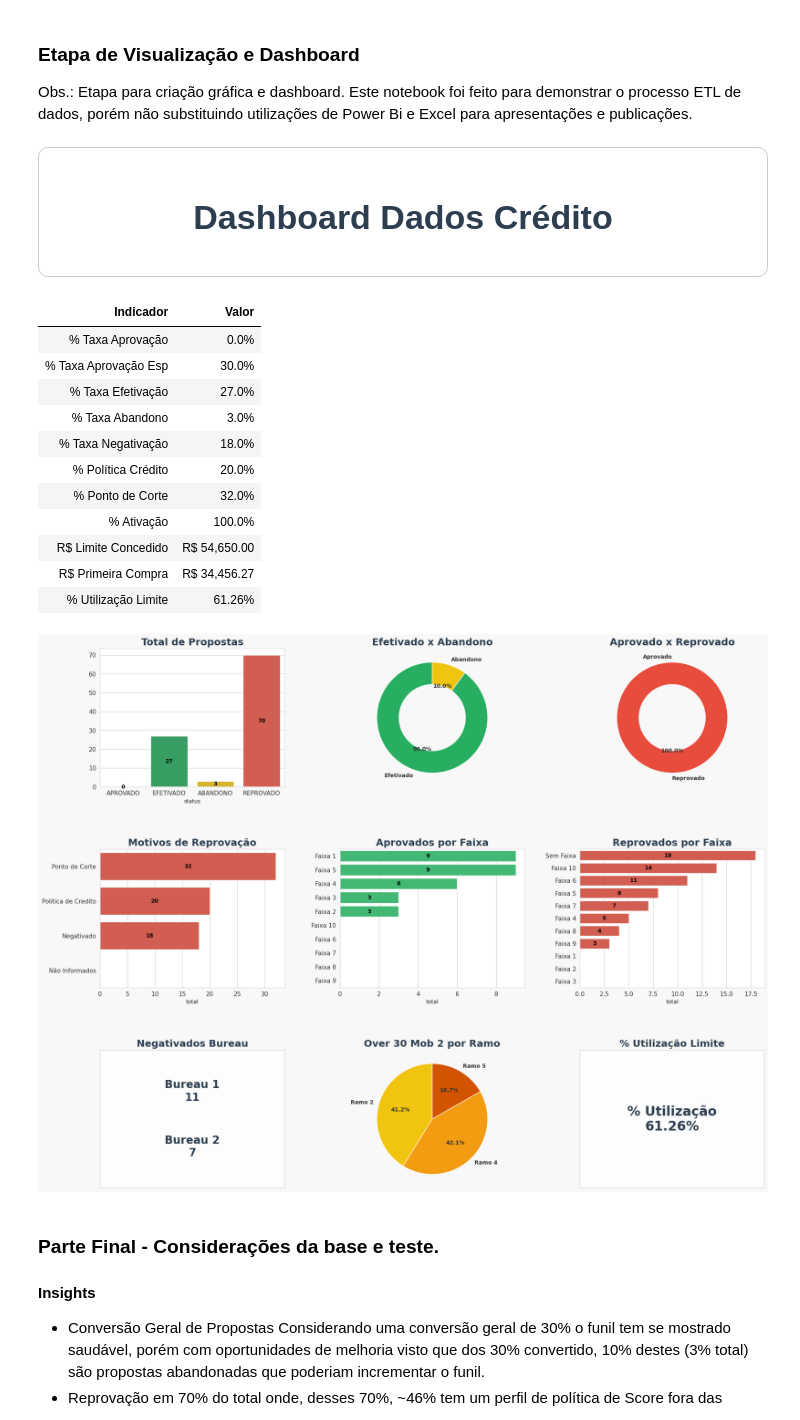
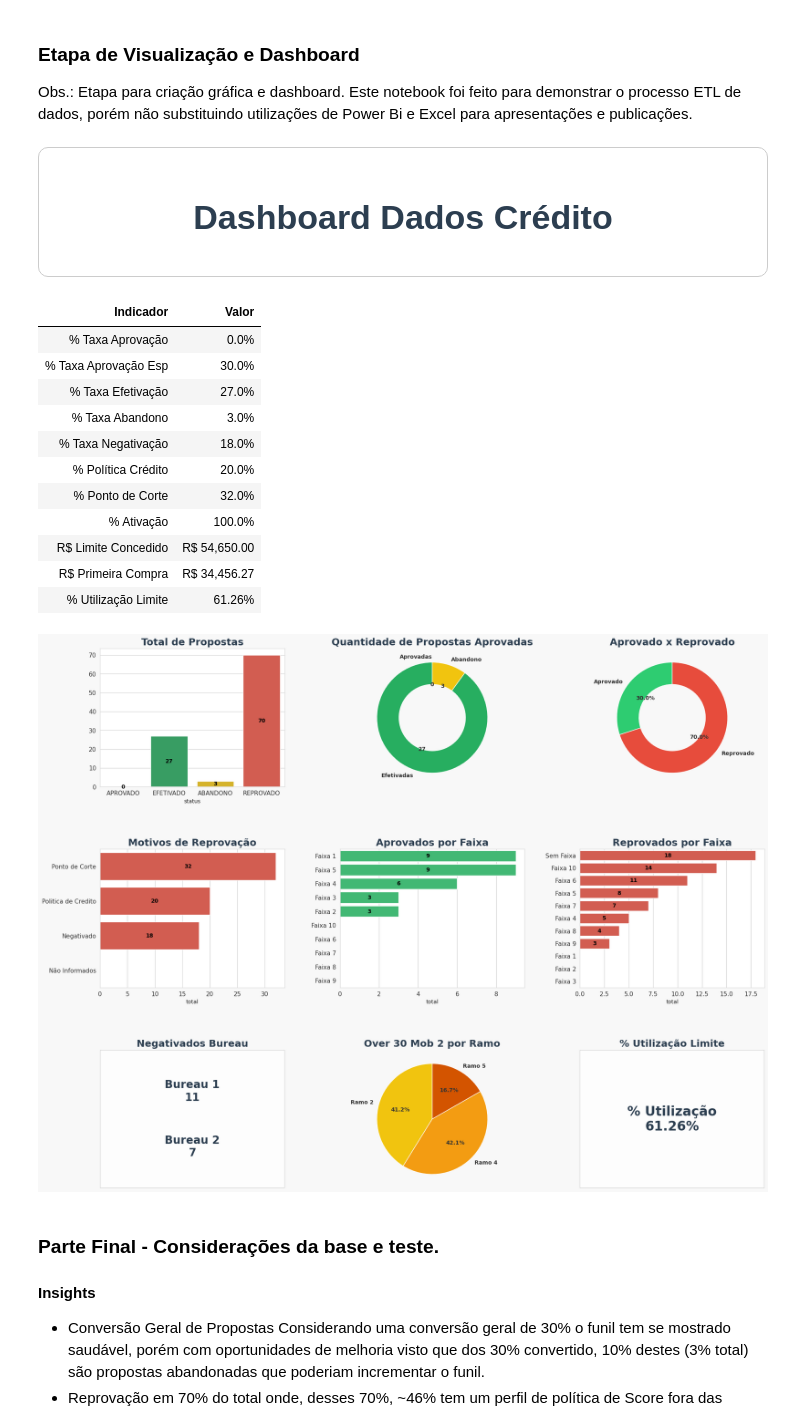
Before and after one commit to wallace91x/projeto_afinz_wallacelsconceicao, a Jupyter notebook: Projeto_AfinZ_WallaceLima.ipynb, the cells around one changed output. Saved outputs shown, nothing was run; the diff lists cells and outputs as text; code cells hidden in the pictures.

```diff
--- a/Projeto_AfinZ_WallaceLima.ipynb
+++ b/Projeto_AfinZ_WallaceLima.ipynb
@@ -1132,7 +1188,7 @@ ramo_sistema  over30_mob2
 
 Obs.: Etapa para criação gráfica e dashboard. Este notebook foi feito para demonstrar o processo ETL de dados, porém não substituindo utilizações de Power Bi e Excel para apresentações e publicações.
 # %%
-# @title
+
 
 import matplotlib.pyplot as plt
 import seaborn as sns
@@ -1240,23 +1296,42 @@ axes[0].set_ylabel("")
 for container in axes[0].containers:
     axes[0].bar_label(container, fmt='%d', label_type='center', fontweight='bold', color='black')
 
-# ===== Efetivado x Abandono =====
-efet = kpi_total_segmentado[kpi_total_segmentado['status']=='EFETIVADO']['total'].sum()
-aband = kpi_total_segmentado[kpi_total_segmentado['status']=='ABANDONO']['total'].sum()
-axes[1].pie([efet, aband], labels=['Efetivado','Abandono'], autopct=lambda p: f'{p:.1f}%' if p > 0 else '',
-            startangle=90, wedgeprops={'width':0.4},
-            colors=[palette_semantica['EFETIVADO'], palette_semantica['ABANDONO']],
-            textprops={'weight':'bold', 'color':'#333'})
-axes[1].set_title("Efetivado x Abandono", fontsize=18, fontweight='bold', color='#2c3e50')
+# ===== Quantidade de Propostas Aprovadas =====
+qtd_aprov = kpi_total_segmentado_aprov[kpi_total_segmentado_aprov['status']=='APROVADO']['total'].sum()
+qtd_efet = kpi_total_segmentado_aprov[kpi_total_segmentado_aprov['status']=='EFETIVADO']['total'].sum()
+qtd_aband = kpi_total_segmentado_aprov[kpi_total_segmentado_aprov['status']=='ABANDONO']['total'].sum()
+
+total = qtd_aprov + qtd_efet + qtd_aband
+
+axes[1].pie(
+    [qtd_aprov, qtd_efet, qtd_aband],
+    labels=['Aprovadas', 'Efetivadas', 'Abandono'],
+    autopct=lambda p: f'{int(round(p/100*total))}',  # Exibir apenas valores absolutos
+    startangle=90,
+    wedgeprops={'width':0.4},
+    colors=['#2ecc71','#27ae60','#f1c40f'],
+    textprops={'weight':'bold', 'color':'#333'}
+)
+
+axes[1].set_title("Quantidade de Propostas Aprovadas", fontsize=18, fontweight='bold', color='#2c3e50')
+
 
 # ===== Aprovado x Reprovado =====
-aprov = kpi_total_segmentado[kpi_total_segmentado['status']=='APROVADO']['total'].sum()
-reprov = kpi_total_segmentado[kpi_total_segmentado['status']=='REPROVADO']['total'].sum()
-axes[2].pie([aprov, reprov], labels=['Aprovado','Reprovado'], autopct=lambda p: f'{p:.1f}%' if p > 0 else '',
-            startangle=90, wedgeprops={'width':0.4},
-            colors=[palette_semantica['APROVADO'], palette_semantica['REPROVADO']],
-            textprops={'weight':'bold', 'color':'#333'})
+aprov = kpi_total_aprovxreprov[kpi_total_aprovxreprov['status']=='APROVADO']['total'].sum()
+reprov = kpi_total_aprovxreprov[kpi_total_aprovxreprov['status']=='REPROVADO']['total'].sum()
+
+axes[2].pie(
+    [aprov, reprov],
+    labels=['Aprovado', 'Reprovado'],
+    autopct=lambda p: f'{p:.1f}%' if p > 0 else '',
+    startangle=90,
+    wedgeprops={'width':0.4},
+    colors=[palette_semantica['APROVADO'], palette_semantica['REPROVADO']],
+    textprops={'weight':'bold', 'color':'#333'}
+)
+
 axes[2].set_title("Aprovado x Reprovado", fontsize=18, fontweight='bold', color='#2c3e50')
+
 
 # ===== Motivos de Reprovação =====
 sns.barplot(data=kpi_reprovadas_motivos.sort_values('total', ascending=False),
@@ -1284,6 +1359,9 @@ for container in axes[5].containers:
     axes[5].bar_label(container, fmt=lambda v: f'{int(v)}' if v>0 else '', label_type='center', fontweight='bold', color='black')
 
 # ===== Cartão Bureau =====
+# Extrair valores da query de negativados por bureau
+valor_b1 = kpi_negativados_bureau.loc[kpi_negativados_bureau['bureau']=='Bureau 1', 'total'].sum()
+valor_b2 = kpi_negativados_bureau.loc[kpi_negativados_bureau['bureau']=='Bureau 2', 'total'].sum()
 axes[6].axis('off')
 axes[6].add_patch(plt.Rectangle((0,0),1,1, fill=True, color='#fdfdfd', ec='#cccccc', lw=1.5))
 axes[6].text(0.5, 0.7, f"Bureau 1\n{valor_b1}", ha='center', va='center', fontsize=20, weight='bold', color='#2c3e50')
@@ -1291,34 +1369,34 @@ axes[6].text(0.5, 0.3, f"Bureau 2\n{valor_b2}", ha='center', va='center', fontsi
 axes[6].set_title("Negativados Bureau", fontsize=18, fontweight='bold', color='#2c3e50')
 
 # ===== Over 30 Mob 2 =====
 df_ramo = kpi_over30_ramo[kpi_over30_ramo['over30_mob2'] > 0]
 axes[7].pie(df_ramo['over30_mob2'], labels=df_ramo['ramo_sistema'], autopct=lambda p: f'{p:.1f}%' if p > 0 else '',
             startangle=90, colors=['#f1c40f','#f39c12','#d35400'],
             textprops={'weight':'bold', 'color':'#333'})
 axes[7].set_title("Over 30 Mob 2 por Ramo", fontsize=18, fontweight='bold', color='#2c3e50')
 
 # ===== % Utilização =====
 axes[8].axis('off')
 axes[8].add_patch(plt.Rectangle((0,0),1,1, fill=True, color='#fdfdfd', ec='#cccccc', lw=1.5))
 axes[8].text(0.5, 0.5, f"% Utilização\n{kpi_utilizacao_limite.iloc[0,0]}%", ha='center', va='center', fontsize=24, weight='bold', color='#2c3e50')
 axes[8].set_title("% Utilização Limite", fontsize=18, fontweight='bold', color='#2c3e50')
 
 plt.show()
 # %% [output]
 Dashboard Dados Crédito
 | Indicador | Valor |
 | % Taxa Aprovação | 0.0% |
 | % Taxa Aprovação Esp | 30.0% |
 | % Taxa Efetivação | 27.0% |
 | % Taxa Abandono | 3.0% |
 | % Taxa Negativação | 18.0% |
 | % Política Crédito | 20.0% |
 | % Ponto de Corte | 32.0% |
 | % Ativação | 100.0% |
 | R$ Limite Concedido | R$ 54,650.00 |
 | R$ Primeira Compra | R$ 34,456.27 |
 | % Utilização Limite | 61.26% |
-[figure, old version]
+[figure, new version]
 # %% [markdown]
 ### **Parte Final - Considerações da base e teste.**
 
```
Also changed, not shown: parts of 5 cells of this notebook.
